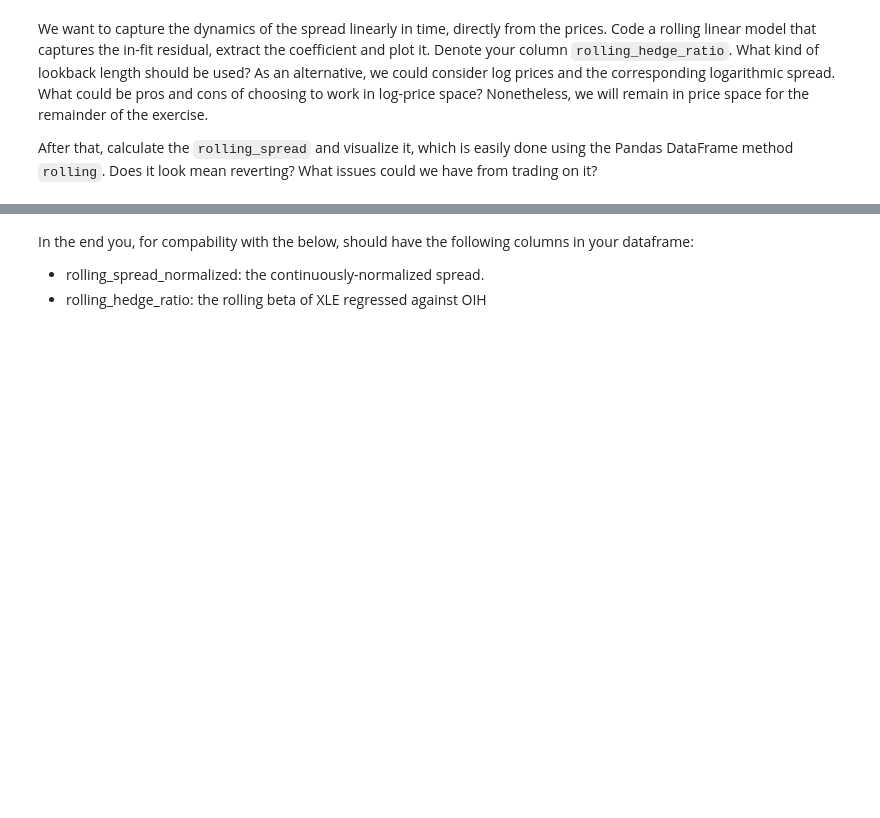
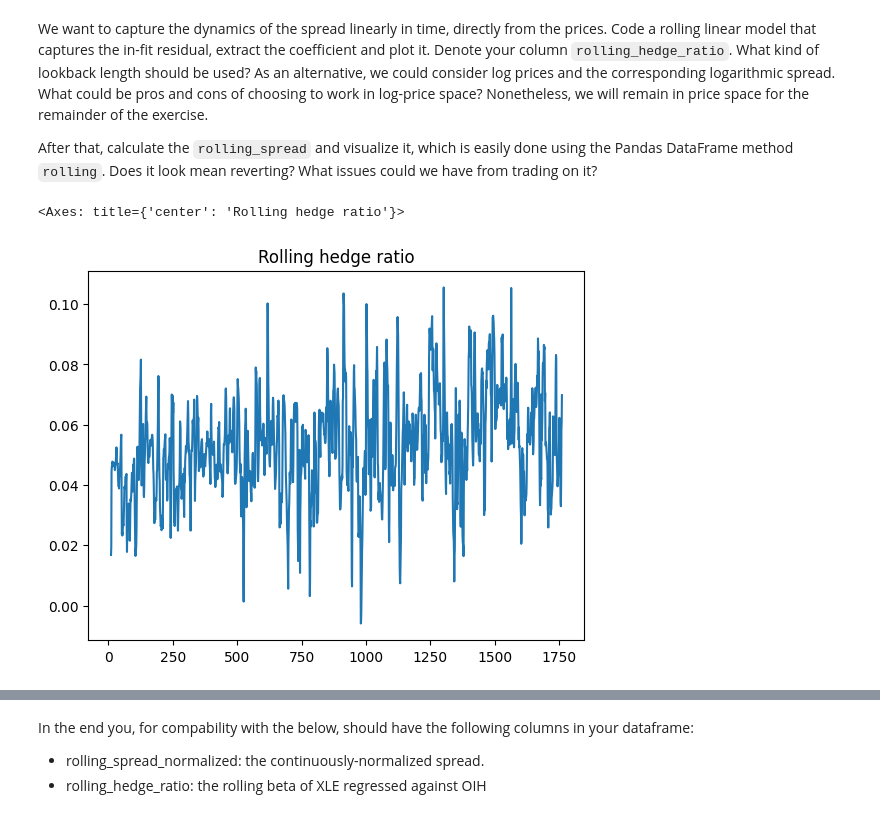
Before and after one commit to C-Kitching/G-Research-Stats-Insights, a Jupyter notebook: TradingProblems.ipynb, the cells around one changed output, grey strips where cells are left out. Drawn from its saved outputs; the diff is of its cells as text; code cells hidden in the pictures; blank space fills up the shorter version.

```diff
--- a/TradingProblems.ipynb
+++ b/TradingProblems.ipynb
@@ -33,3 +39,39 @@ df.plot.scatter(x="XLE", y="OIH", c="Date", figsize=(12,9))
 We want to capture the dynamics of the spread linearly in time, directly from the prices. Code a rolling linear model that captures the in-fit residual, extract the coefficient and plot it. Denote your column `rolling_hedge_ratio`. What kind of lookback length should be used? As an alternative, we could consider log prices and the corresponding logarithmic spread. What could be pros and cons of choosing to work in log-price space? Nonetheless, we will remain in price space for the remainder of the exercise.
 
 After that, calculate the `rolling_spread` and visualize it, which is easily done using the Pandas DataFrame method `rolling`. Does it look mean reverting? What issues could we have from trading on it?
+# %%
+from sklearn.linear_model import LinearRegression
+
+window_size = 10
+rolling_hedge_ratio = []
+rolling_spread = []
+
+# loop through the data frame using a rolling window approach
+for i in range(window_size, len(df)):
+
+    # get the window data
+    window_data = df.iloc[i - window_size : i + 1]
+
+    # get the returns
+    returns_OIH = np.diff(window_data["OIH"])/window_data["OIH"][:-1]
+    returns_XLE = np.diff(window_data["XLE"])/window_data["XLE"][:-1]
+
+    # fit a linear regression model
+    model = LinearRegression().fit(window_data["OIH"].to_numpy().reshape(-1, 1), window_data["XLE"].to_numpy().reshape(-1, 1))
+
+    # get and store hedge ratio
+    hedge_ratio = model.coef_[0][0]
+    rolling_hedge_ratio.append(hedge_ratio)
+
+    # get and store spread
+    spread = returns_XLE - hedge_ratio * returns_OIH
+    rolling_spread.append(spread.to_numpy()[-1]/np.std(spread.to_numpy()))
+
+# append to the dataframe
+df["rolling_hedge_ratio"] = [np.nan]*window_size + rolling_hedge_ratio
+df["rolling_spread_normalized"] = [np.nan]*window_size + rolling_spread
+# %%
+df["rolling_hedge_ratio"].plot(title = "Rolling hedge ratio")
+# %% [output]
+<Axes: title={'center': 'Rolling hedge ratio'}>
+[figure, added]
```
Also changed, not shown: parts of 9 cells of this notebook, 1 other file.
